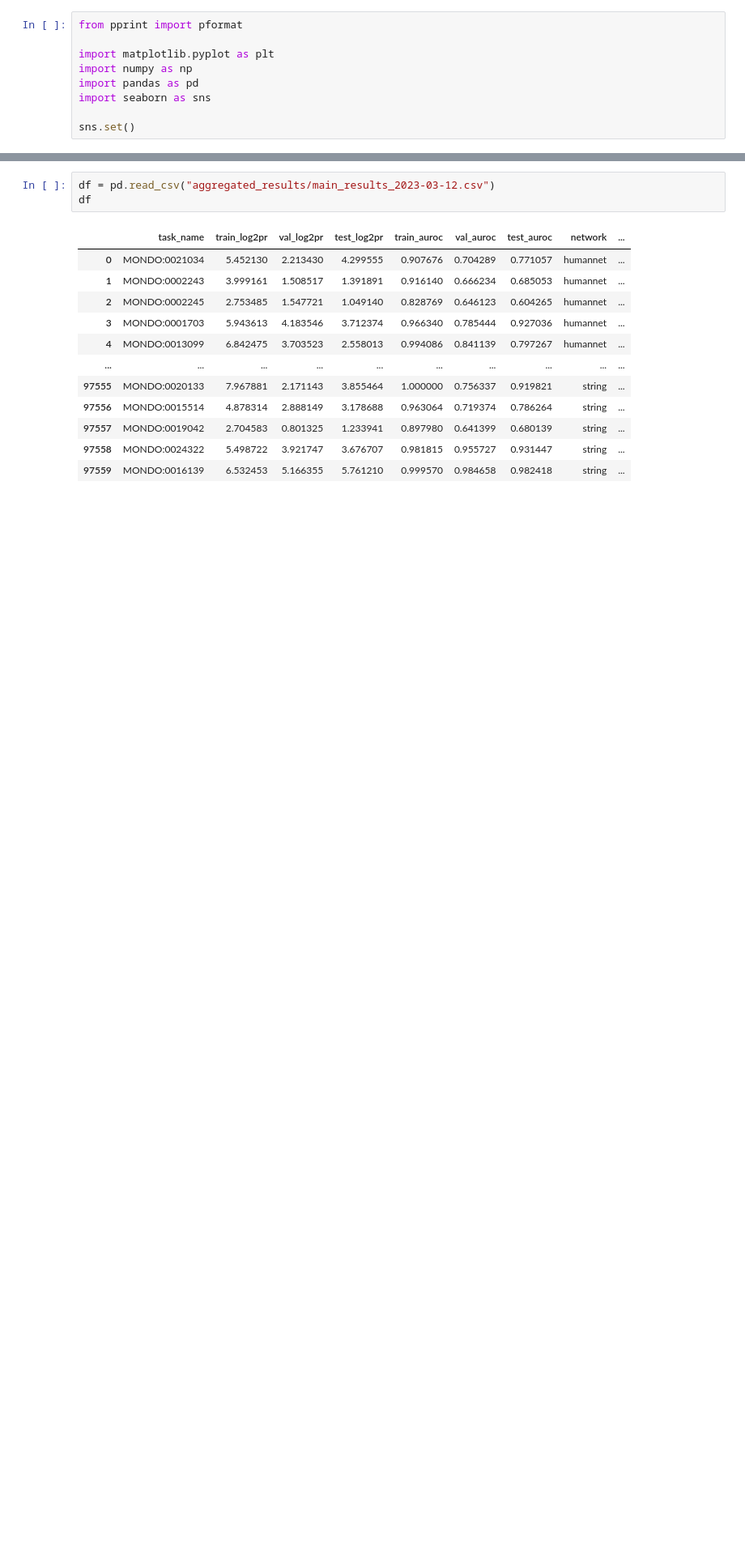
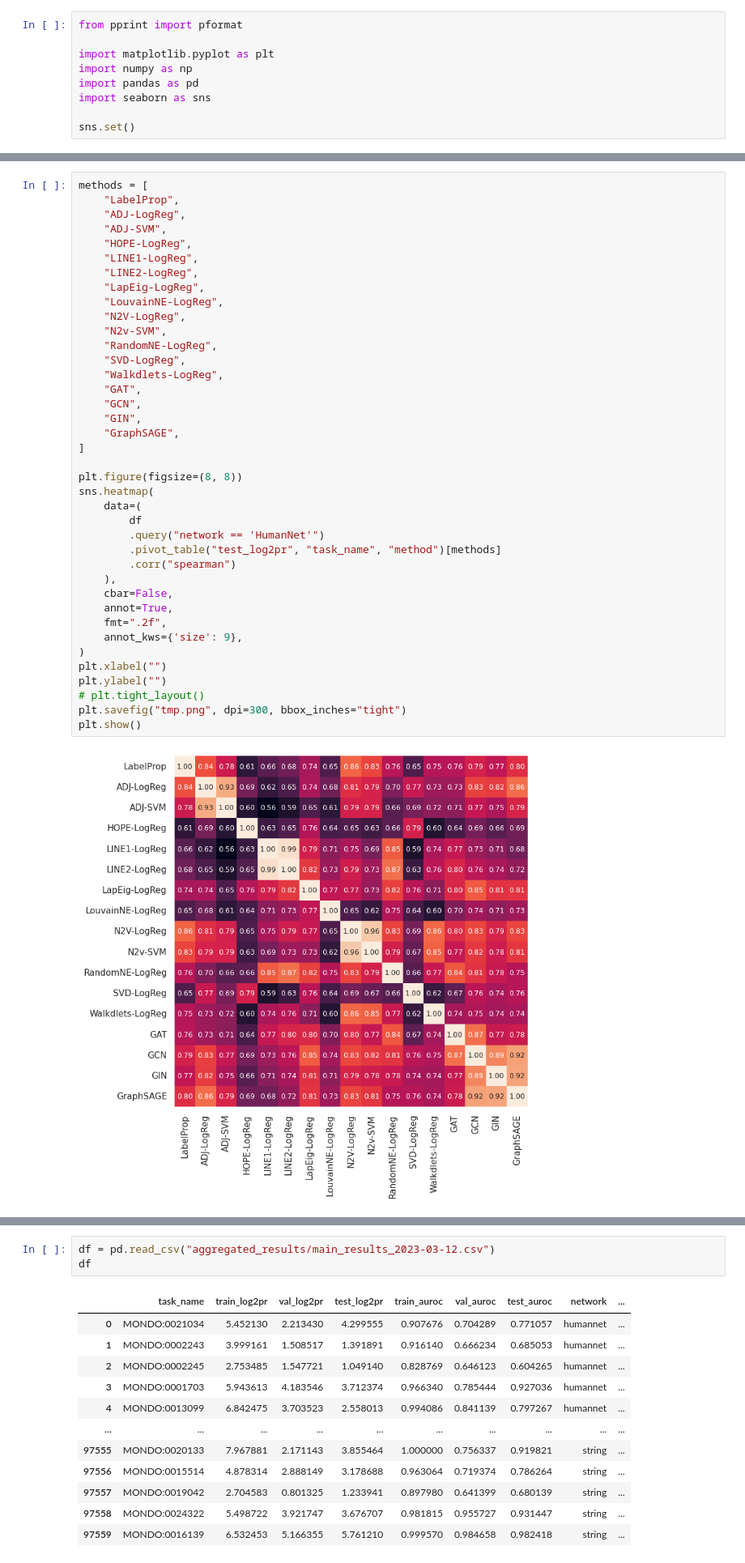
Before and after one commit to krishnanlab/obnbench, a Jupyter notebook: experiments/embeddings/analysis.ipynb, the cells around one changed output, grey strips where cells are left out. Shown at 81% size. Saved outputs shown, nothing was run; the diff lists cells and outputs as text; blank space fills up the shorter version.

```diff
--- a/experiments/embeddings/analysis.ipynb
+++ b/experiments/embeddings/analysis.ipynb
@@ -9,0 +390,41 @@ sns.set()
+# %%
+methods = [
+    "LabelProp",
+    "ADJ-LogReg",
+    "ADJ-SVM",
+    "HOPE-LogReg",
+    "LINE1-LogReg",
+    "LINE2-LogReg",
+    "LapEig-LogReg",
+    "LouvainNE-LogReg",
+    "N2V-LogReg",
+    "N2v-SVM",
+    "RandomNE-LogReg",
+    "SVD-LogReg",
+    "Walkdlets-LogReg",
+    "GAT",
+    "GCN",
+    "GIN",
+    "GraphSAGE",
+]
+
+plt.figure(figsize=(8, 8))
+sns.heatmap(
+    data=(
+        df
+        .query("network == 'HumanNet'")
+        .pivot_table("test_log2pr", "task_name", "method")[methods]
+        .corr("spearman")
+    ),
+    cbar=False,
+    annot=True,
+    fmt=".2f",
+    annot_kws={'size': 9},
+)
+plt.xlabel("")
+plt.ylabel("")
+# plt.tight_layout()
+plt.savefig("tmp.png", dpi=300, bbox_inches="tight")
+plt.show()
+# %% [output]
+[figure, added]
```
Also changed, not shown: parts of 20 cells of this notebook.
